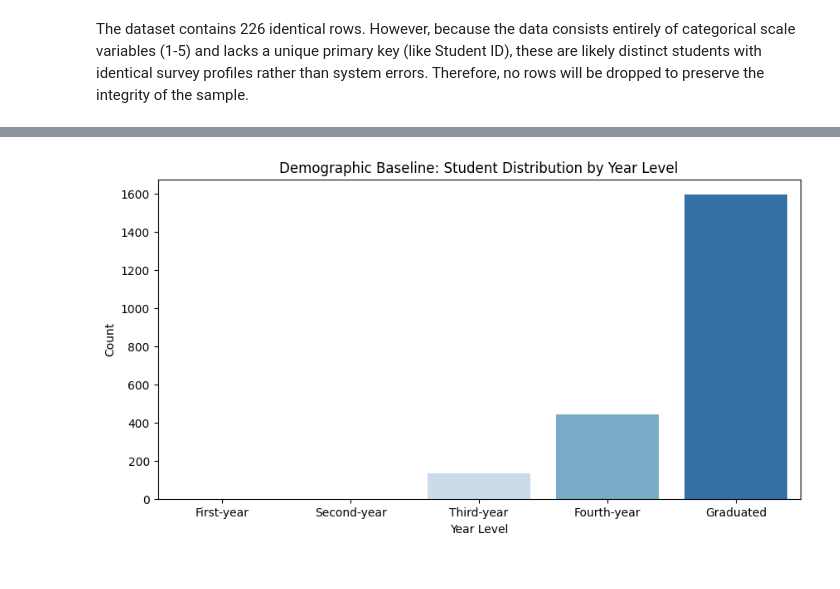
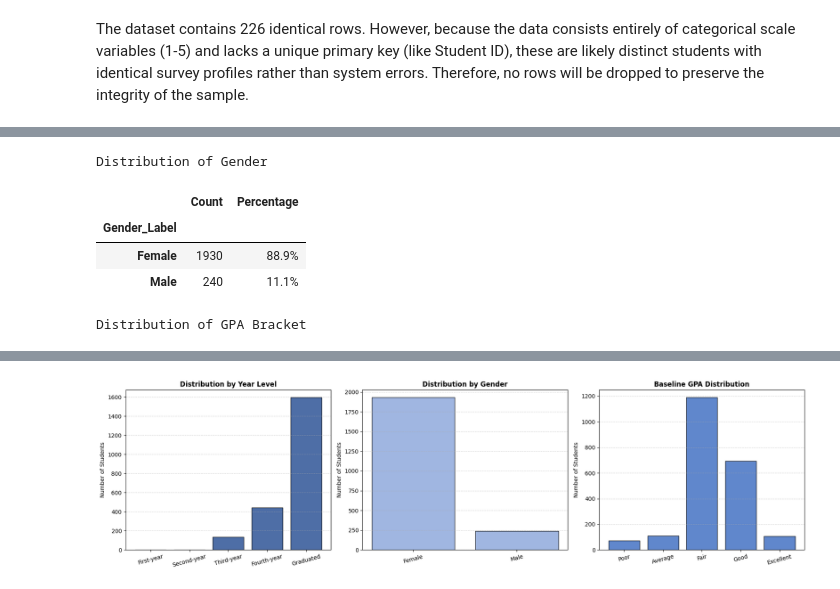
Before and after one commit to axlndy/cbsweg2-cbadvai-cbdatsi-project, a Jupyter notebook: notebooks/01_eda.ipynb, the cells around one changed output, grey strips where cells are left out. Cells and saved outputs as stored; diff of their text form; code cells hidden in the pictures.

```diff
--- a/notebooks/01_eda.ipynb
+++ b/notebooks/01_eda.ipynb
@@ -77,6 +93,6 @@ These libraries will be utilized for the entire project. bla bla
 # %%
-raw_path = '../data/raw/Database paper.xlsx'
-cache_path = '../data/processed/dataset_cache.pkl'
+raw_path = 'Database paper.xlsx'
+cache_path = 'dataset_cache.pkl'
 
 if os.path.exists(cache_path):
     print("Loading data from cache...")
@@ -88,6 +104,15 @@ else:
     df.to_pickle(cache_path)
 
 print(f"Data has been loaded successfully! Shape: {df.shape}")
+
+df_cleaned = df.copy()
+
+# Type-cast the core variables to integers for structural safety
+target_columns = ['Year', 'Gender', 'GPA', 'Time_Studying', 'Time_Friends', 'Adapt_Learning_Uni']
+for col in target_columns:
+    df_cleaned[col] = df_cleaned[col].astype('int64')
+
+print("df_cleaned initialized and variables type-cast successfully!")
 # %% [output]
 Loading data from cache...
 Data has been loaded successfully! Shape: (2170, 22)
@@ -150,29 +182,44 @@ The dataset contains 226 identical rows. However, because the data consists enti
 # %%
-year_map = {
-    1: 'First-year',
-    2: 'Second-year',
-    3: 'Third-year',
-    4: 'Fourth-year',
-    5: 'Graduated'
-}
+# --- 1. DATA PREPARATION ---
+year_map = {1: 'First-year', 2: 'Second-year', 3: 'Third-year', 4: 'Fourth-year', 5: 'Graduated'}
+gpa_map = {1: 'Poor', 2: 'Average', 3: 'Fair', 4: 'Good', 5: 'Excellent'}
 
 df['Year_Label'] = df['Year'].map(year_map)
+df['Gender_Label'] = df['Gender'].map({1: 'Male', 2: 'Female'})
+df['GPA_Label'] = df['GPA'].map(gpa_map)
 
-year_distribution = df['Year_Label'].value_counts(normalize=True) * 100
-print("Percentage of students by year:")
-print(year_distribution.round(2))
+# --- 2. BASELINE SUMMARY TABLES ---
+print("--- Baseline Respondent Distributions ---")
+for col, name in [('Year_Label', 'Year Level'), ('Gender_Label', 'Gender'), ('GPA_Label', 'GPA Bracket')]:
+    counts = df[col].value_counts()
+    percs = df[col].value_counts(normalize=True).mul(100).round(1).astype(str) + '%'
+    display(pd.DataFrame({'Count': counts, 'Percentage': percs}).style.set_caption(f"Distribution of {name}"))
 
-plt.figure(figsize=(10, 5))
-sns.countplot(
-    data=df,
-    x='Year_Label',
-    order=['First-year', 'Second-year', 'Third-year', 'Fourth-year', 'Graduated'],
-    hue='Year_Label',
-    legend=False,
-    palette='Blues_r'
-)
-plt.title('Demographic Baseline: Student Distribution by Year Level')
-plt.xlabel('Year Level')
-plt.ylabel('Count')
+# --- 3. PURE MATPLOTLIB VISUALIZATION ---
+fig, axes = plt.subplots(1, 3, figsize=(18, 5))
+
+# Helper to plot native bar distributions in an ordered sequence
+def plot_univariate_bar(ax, series, title, order=None, color='#2F5597'):
+    counts = series.value_counts()
+    if order:
+        counts = counts.reindex(order).fillna(0)
+    ax.bar(counts.index.astype(str), counts.values, color=color, edgecolor='black', alpha=0.85)
+    ax.set_title(title, fontsize=12, fontweight='bold')
+    ax.set_ylabel('Number of Students')
+    ax.grid(axis='y', linestyle='--', alpha=0.5)
+    ax.tick_params(axis='x', rotation=15)
+
+# Plot A: Year Level
+year_order = ['First-year', 'Second-year', 'Third-year', 'Fourth-year', 'Graduated']
+plot_univariate_bar(axes[0], df['Year_Label'], 'Distribution by Year Level', order=year_order, color='#2F5597')
+
+# Plot B: Gender
+plot_univariate_bar(axes[1], df['Gender_Label'], 'Distribution by Gender', color='#8FAADC')
+
+# Plot C: Target Variable (GPA)
+gpa_order = ['Poor', 'Average', 'Fair', 'Good', 'Excellent']
+plot_univariate_bar(axes[2], df['GPA_Label'], 'Baseline GPA Distribution', order=gpa_order, color='#4472C4')
+
+plt.tight_layout()
 plt.show()
 # %% [output]
@@ -184,0 +233,6 @@ Name: proportion, dtype: float64
+Distribution of Gender
+|  | Count | Percentage |
+| Gender_Label |  |  |
+| Female | 1930 | 88.9% |
+| Male | 240 | 11.1% |
+Distribution of GPA Bracket
@@ -185 +246 @@ Name: proportion, dtype: float64
-[figure, old version]
+[figure, new version]
```
Also changed, not shown: parts of 29 cells of this notebook.
